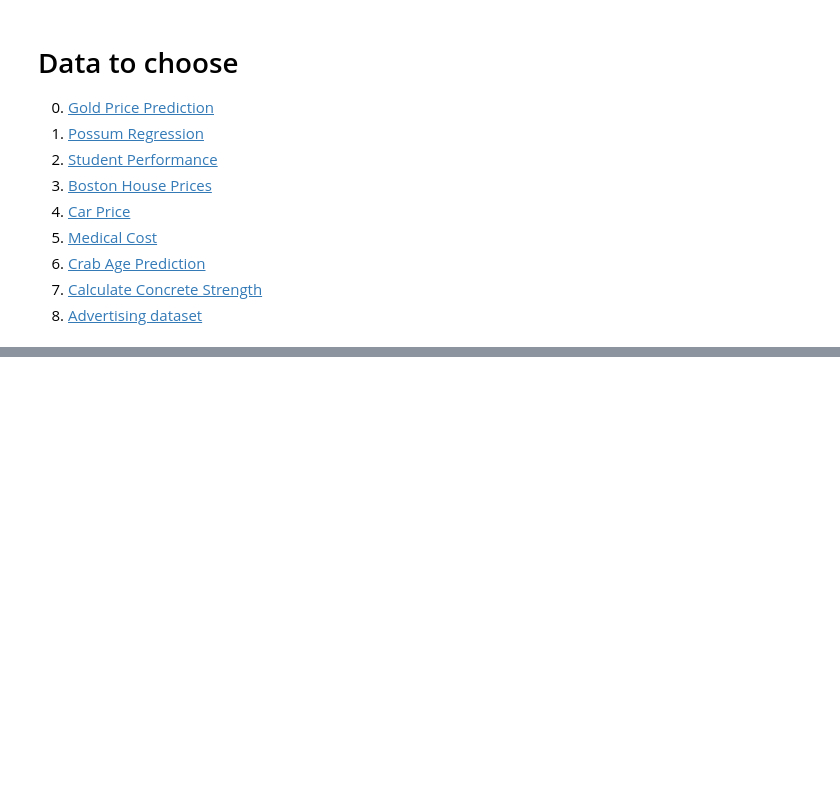
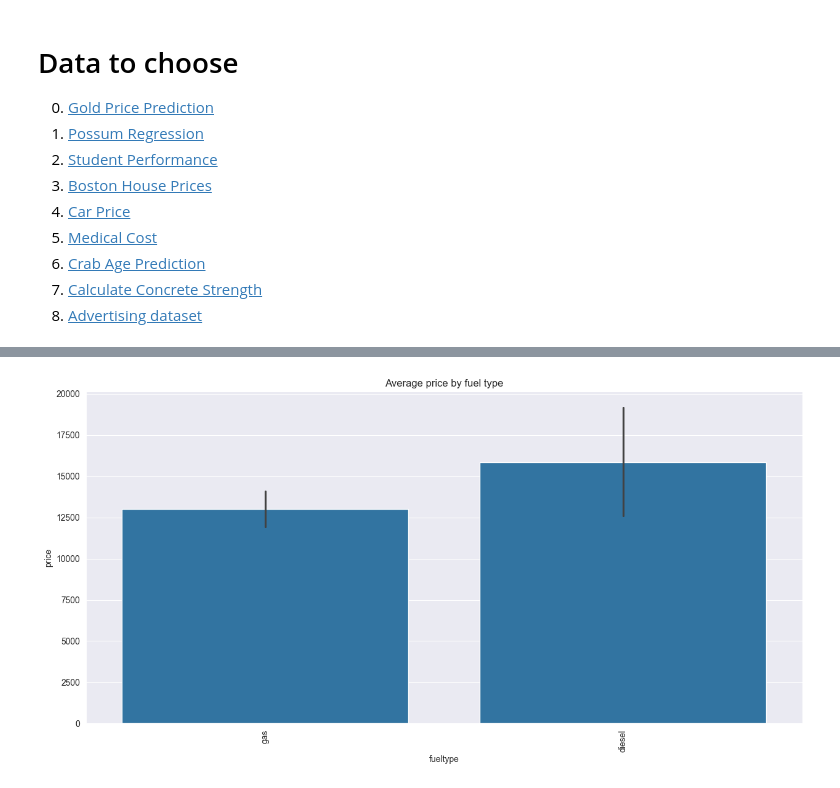
Before and after one commit to sgn-fade/ML, a Jupyter notebook: lab_works/lab_2/lab_2_example_plus_task.ipynb, the cells around one changed output, grey strips where cells are left out. Cells and saved outputs as stored; diff of their text form; code cells hidden in the pictures; blank space fills up the shorter version.

```diff
--- a/lab_works/lab_2/lab_2_example_plus_task.ipynb
+++ b/lab_works/lab_2/lab_2_example_plus_task.ipynb
@@ -799,0 +966,8 @@ P.s. in provided data sources you can find examples of solving this problem, but
+# %%
+plt.figure(figsize=(15,7))
+sns.barplot(x=df_train['fueltype'], y=df_train['price'])
+plt.xticks(rotation='vertical')
+plt.title("Average price by fuel type")
+plt.show()
+# %% [output]
+[figure, added]
```
Also changed, not shown: parts of 27 cells of this notebook, 3 other files.
